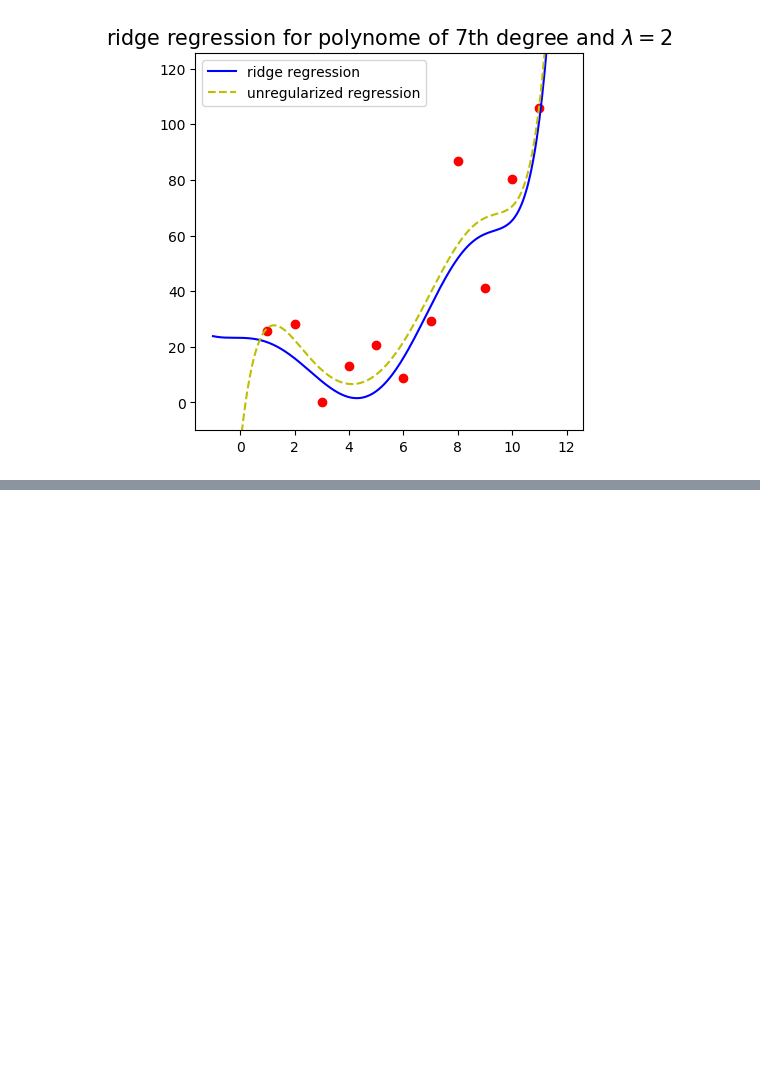
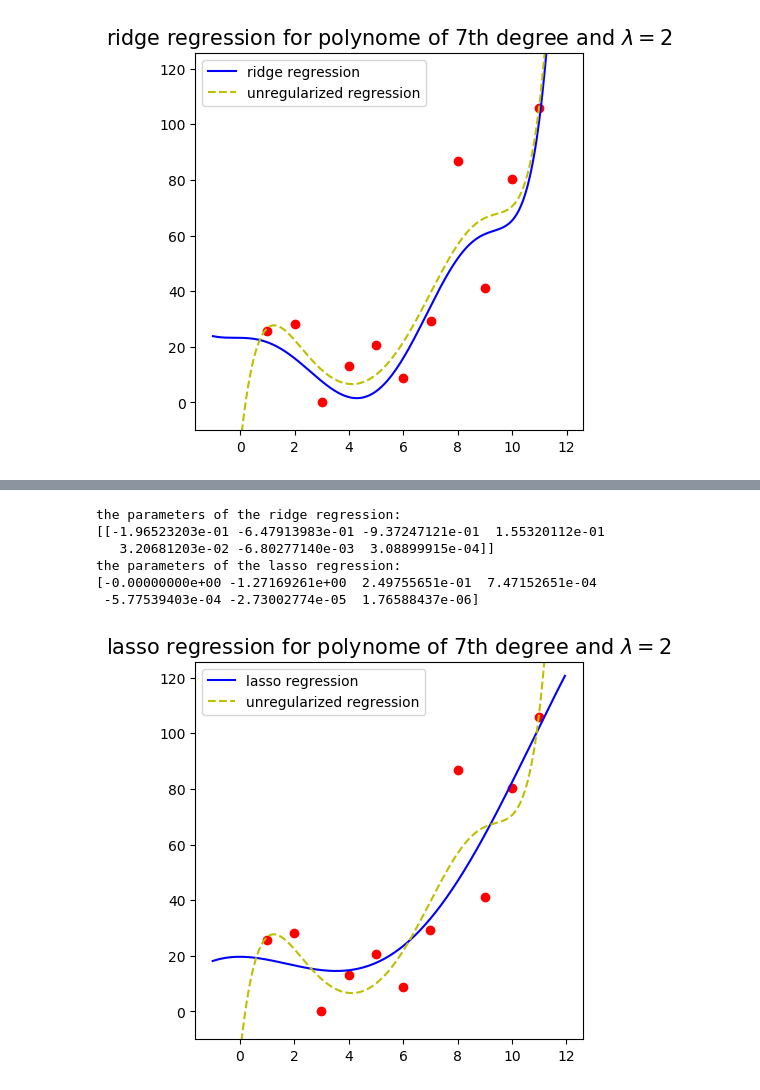
Before and after one commit to nitram-bot/fhnw_lecture, a Jupyter notebook: notebooks/Regression Techniques.ipynb, the cells around one changed output, grey strips where cells are left out. Cells and saved outputs as stored; diff of their text form; code cells hidden in the pictures; blank space fills up the shorter version.

Commit message:
added lasso

```diff
--- a/notebooks/Regression Techniques.ipynb
+++ b/notebooks/Regression Techniques.ipynb
@@ -452,0 +469,51 @@ the parameters as obtained from the analytical solution:
+# %%
+import numpy as np
+from sklearn.linear_model import Lasso
+y = np.load('/home/martin/python/fhnw_lecture/scripts/regression_y.pickle.npy')
+X = np.load('/home/martin/python/fhnw_lecture/scripts/regression_X.pickle.npy')
+
+X = np.c_[X, X**2, X**3, X**4, X**5, X**6, X**7]
+Xc = X - np.mean(X, axis=0)
+
+# for plotting purpose
+x = np.arange(-1, 12, 0.05).reshape((-1, 1))
+x = np.c_[x, x**2, x**3, x**4, x**5, x**6, x**7]
+xc = x -np.mean(x, axis = 0)
+
+# the result as obtained from the sklearn library
+model = Lasso(alpha=2, fit_intercept=False)
+model.fit(Xc, y)
+params_lasso = model.coef_
+y_hat = np.dot(xc, model.coef_.reshape((-1,1))) + np.mean(y)
+f = plt.figure(figsize=(5, 5), dpi=100)
+plt.title(label='lasso regression for polynome of 7th degree and $\lambda=2$',
+          fontdict={'fontsize':15})
+axes = f.add_subplot(111)
+
+axes.plot(X[:,0], y, 'ro')
+axes.plot( x[:,0], y_hat.reshape((-1,)), 'b-', label='lasso regression')
+#axes = plt.gca()
+axes.set_ylim([np.min(y)-10, np.max(y) +20])
+
+# now the overfitted solution
+from sklearn.linear_model import LinearRegression
+modelLR = LinearRegression()
+modelLR.fit(X, y)
+y_overfitted = np.dot(x , modelLR.coef_.T)  + modelLR.intercept_
+axes.plot(x[:,0], y_overfitted, 'y--', label='unregularized regression')
+leg = axes.legend()
+
+# comparison of parameters ridge vs. lasso:
+print(f'the parameters of the ridge regression:\n'\
+     + f'{np.transpose(params_ridge)}')
+
+print(f'the parameters of the lasso regression:\n'\
+     + f'{params_lasso}')
+# %% [output]
+the parameters of the ridge regression:
+[[-1.96523203e-01 -6.47913983e-01 -9.37247121e-01  1.55320112e-01
+   3.20681203e-02 -6.80277140e-03  3.08899915e-04]]
+the parameters of the lasso regression:
+[-0.00000000e+00 -1.27169261e+00  2.49755651e-01  7.47152651e-04
+ -5.77539403e-04 -2.73002774e-05  1.76588437e-06]
+[figure, added]
```
Also changed, not shown: parts of 4 cells of this notebook, 1 other file.
